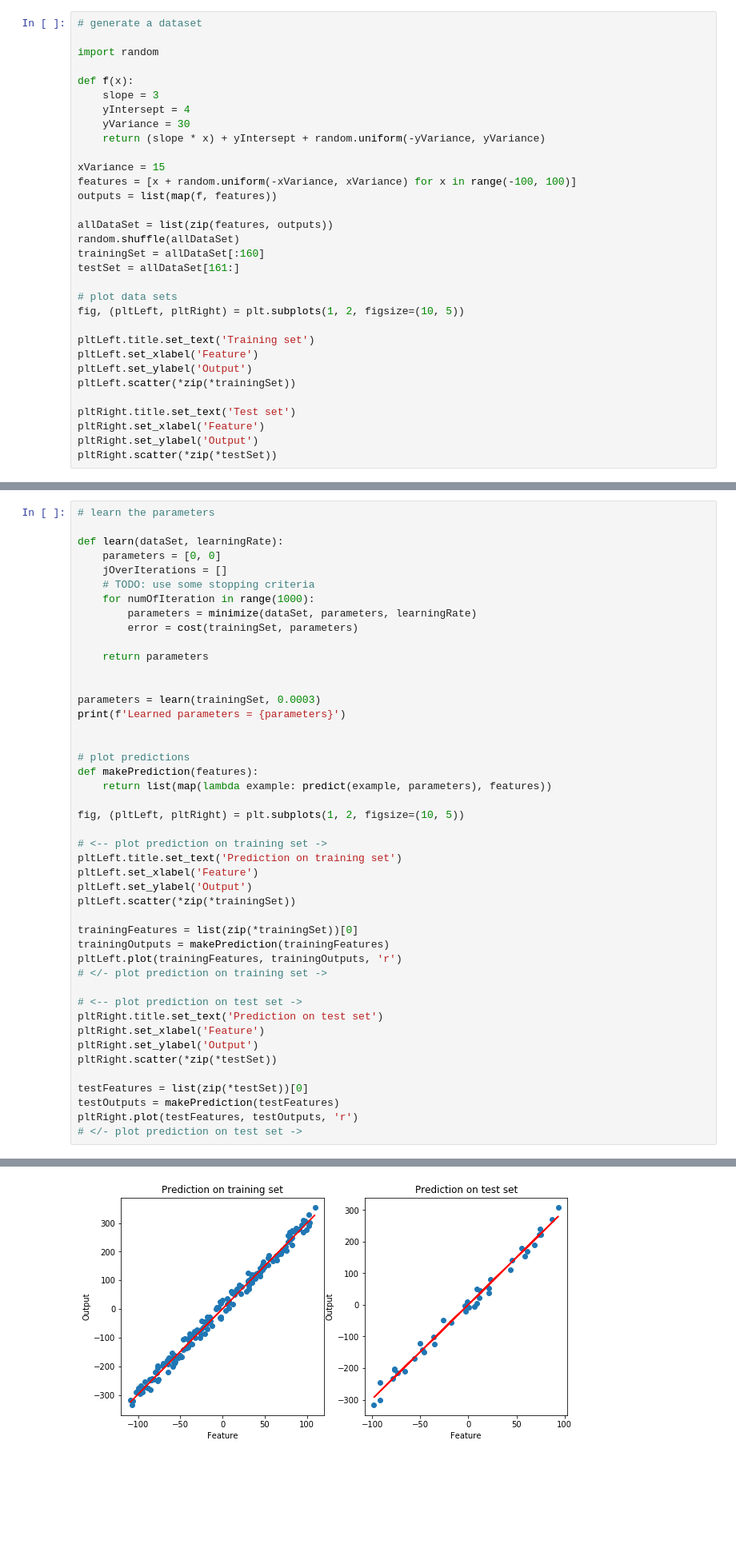
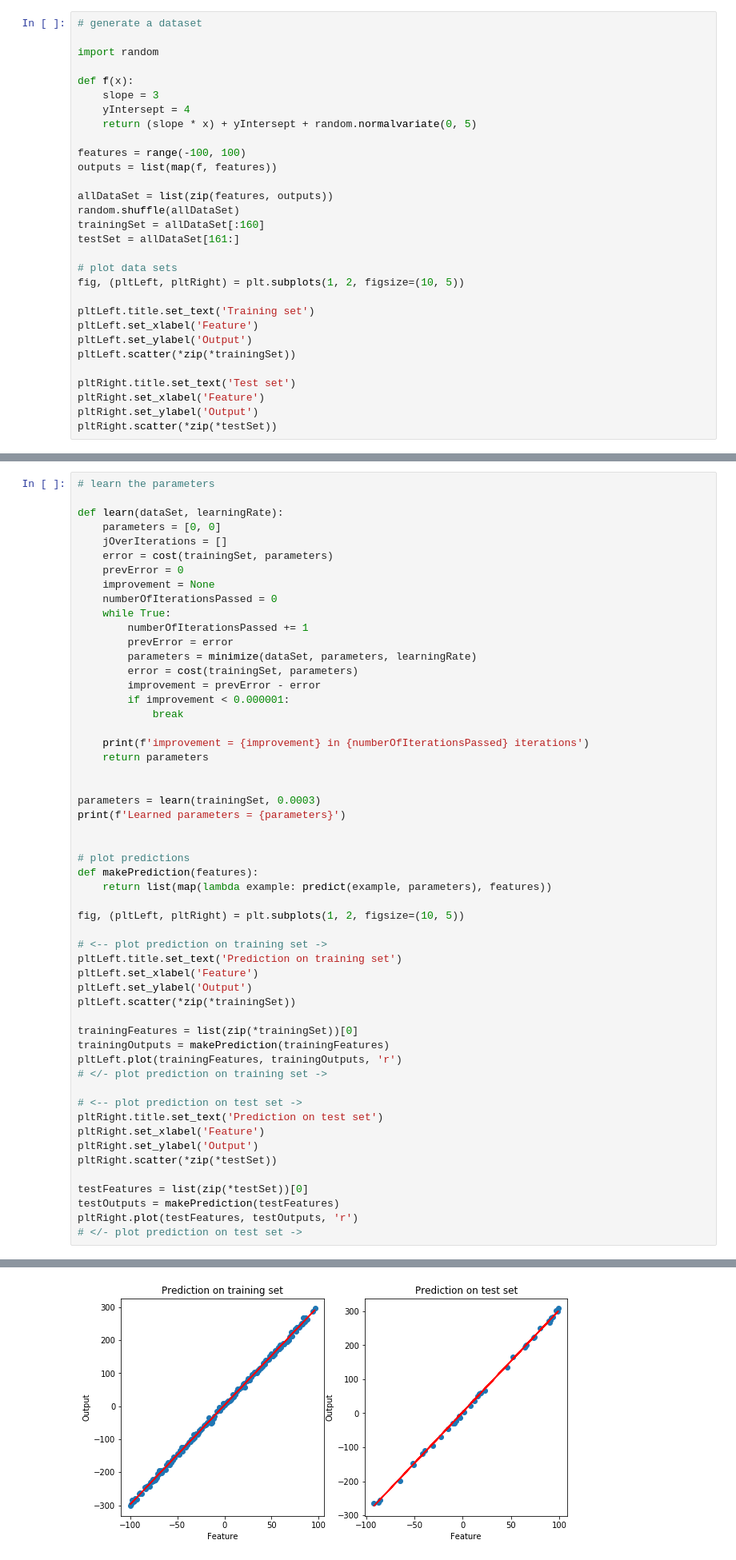
Before and after one commit to rZinnatov/machine-learning, a Jupyter notebook: supervised/regression/linear/univariate/plain-python.ipynb, the cells around one changed output, grey strips where cells are left out. Shown at 80% size. Saved outputs shown, nothing was run; the diff lists cells and outputs as text; blank space fills up the shorter version.

Commit message:
Add plain python univariate linear regression: bowl shape and contour plots, unit tests, GD stopping criteria

```diff
--- a/supervised/regression/linear/univariate/plain-python.ipynb
+++ b/supervised/regression/linear/univariate/plain-python.ipynb
@@ -11,11 +10,9 @@ import random
 def f(x):
     slope = 3
     yIntersept = 4
-    yVariance = 30
-    return (slope * x) + yIntersept + random.uniform(-yVariance, yVariance)
+    return (slope * x) + yIntersept + random.normalvariate(0, 5)
 
-xVariance = 15
-features = [x + random.uniform(-xVariance, xVariance) for x in range(-100, 100)]
+features = range(-100, 100)
 outputs = list(map(f, features))
 
 allDataSet = list(zip(features, outputs))
@@ -136,11 +191,20 @@ Best learning rate = 0.0003
 def learn(dataSet, learningRate):
     parameters = [0, 0]
     jOverIterations = []
-    # TODO: use some stopping criteria
-    for numOfIteration in range(1000):
+    error = cost(trainingSet, parameters)
+    prevError = 0
+    improvement = None
+    numberOfIterationsPassed = 0
+    while True:
+        numberOfIterationsPassed += 1
+        prevError = error
         parameters = minimize(dataSet, parameters, learningRate)
         error = cost(trainingSet, parameters)
+        improvement = prevError - error
+        if improvement < 0.000001:
+            break
 
+    print(f'improvement = {improvement} in {numberOfIterationsPassed} iterations')
     return parameters
 
 
@@ -180,5 +245,5 @@ Learned parameters = [0.9446863214201838, 2.987469366503567]
 [<matplotlib.lines.Line2D at 0x...>]
-[figure, old version]
+[figure, new version]
 # %%
 # plot the learning curves
 
```
Also changed, not shown: parts of 8 cells of this notebook.
